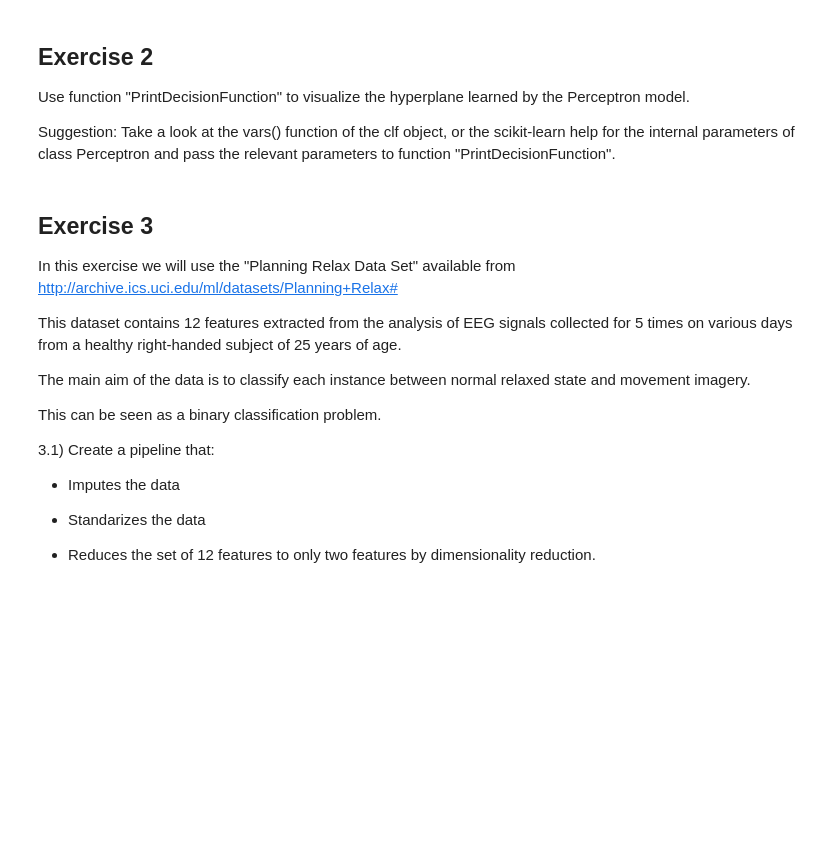
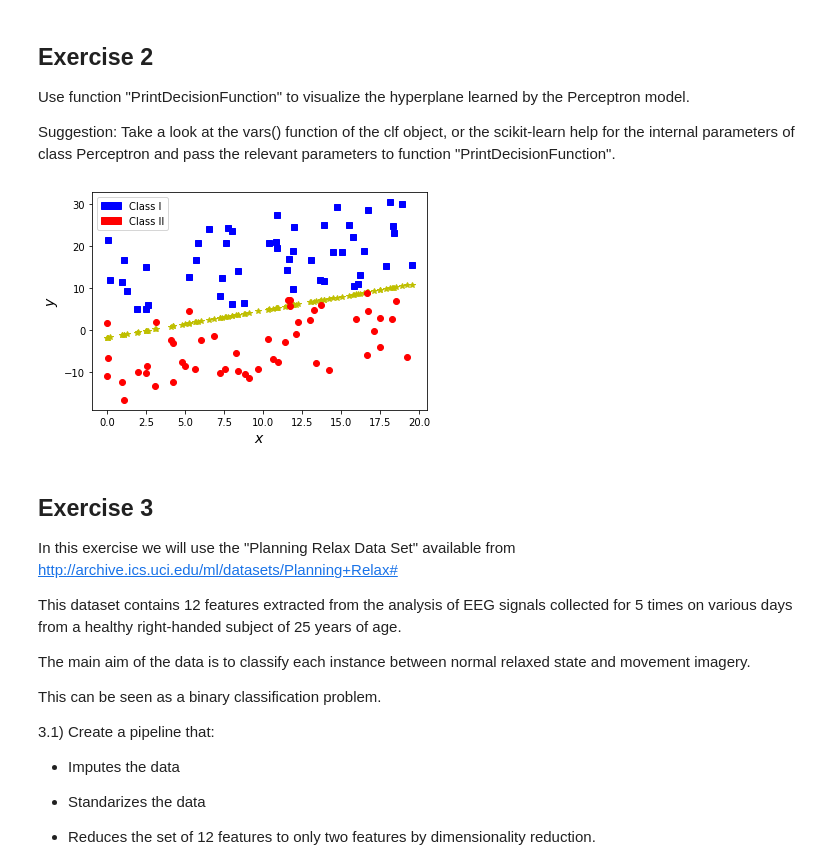
Before and after one commit to Ang3lino/mlnn, a Jupyter notebook: labs/4/Lab4_Perceptron-Students.ipynb, the cells around one changed output. Saved outputs shown, nothing was run; the diff lists cells and outputs as text; code cells hidden in the pictures; blank space fills up the shorter version.

```diff
--- a/labs/4/Lab4_Perceptron-Students.ipynb
+++ b/labs/4/Lab4_Perceptron-Students.ipynb
@@ -191,5 +185,9 @@ print(np.round(my_perceptron_predictions[:, 0]))
 In the following cell we use the scikit-learn implementation of the perceptron and learn the model using our dataset.
 # %%
 from sklearn.linear_model import  Perceptron
-clf = Perceptron(max_iter=1000, tol=1e-3)
+
+clf = Perceptron(max_iter=1000, tol=1e-3, eta0=0.1)
 clf.fit(x_data, target_class[:, 0])
+coef = clf.coef_
+intercept = clf.intercept_
+coef, intercept
@@ -201,7 +201,9 @@ Use function "PrintDecisionFunction" to visualize the hyperplane learned by the
 
 Suggestion: Take a look at the vars() function of the clf object, or the scikit-learn help for the internal parameters of class Perceptron and pass the relevant parameters to function "PrintDecisionFunction".
 # %%
-perceptron_fig = PrintDecisionFunction(___, ___, xA, yA, xB, yB, x)
+perceptron_fig = PrintDecisionFunction(coef[0], intercept[0], xA, yA, xB, yB, x)
+# %% [output]
+[figure, added]
 # %% [markdown]
 ## Exercise 3
 
```
Also changed, not shown: parts of 12 cells of this notebook.
